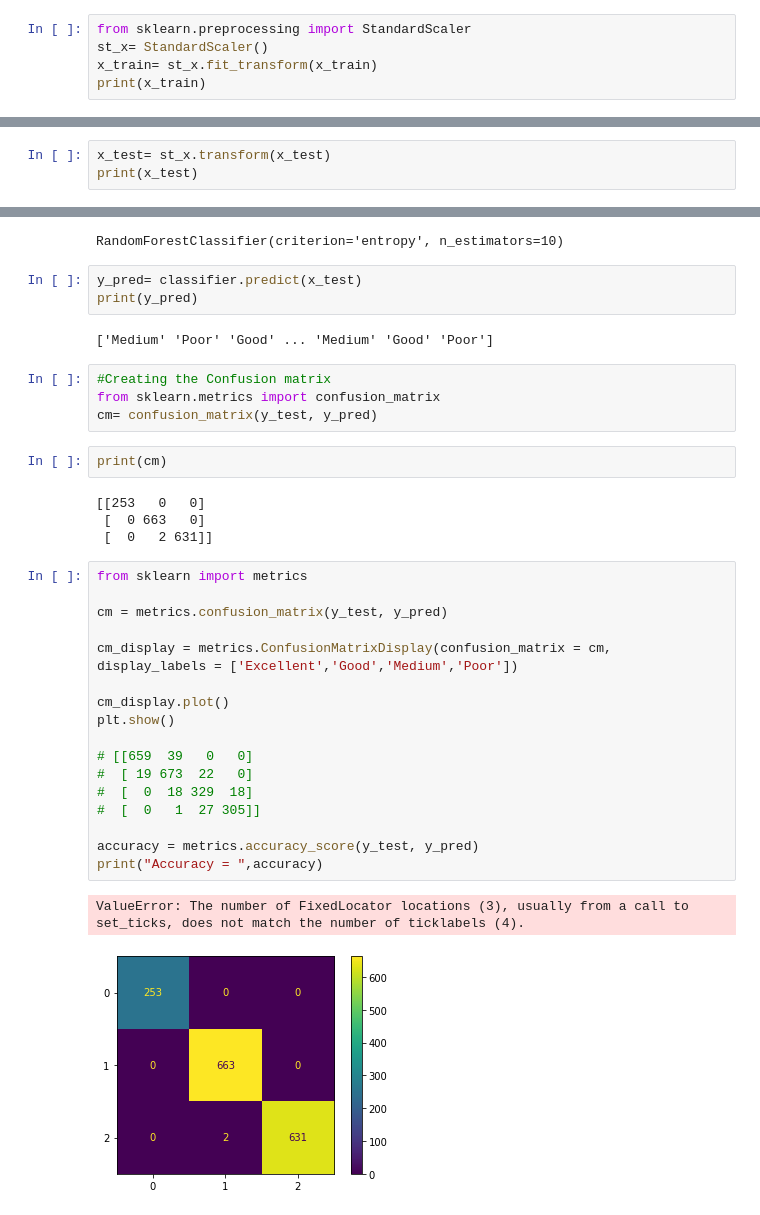
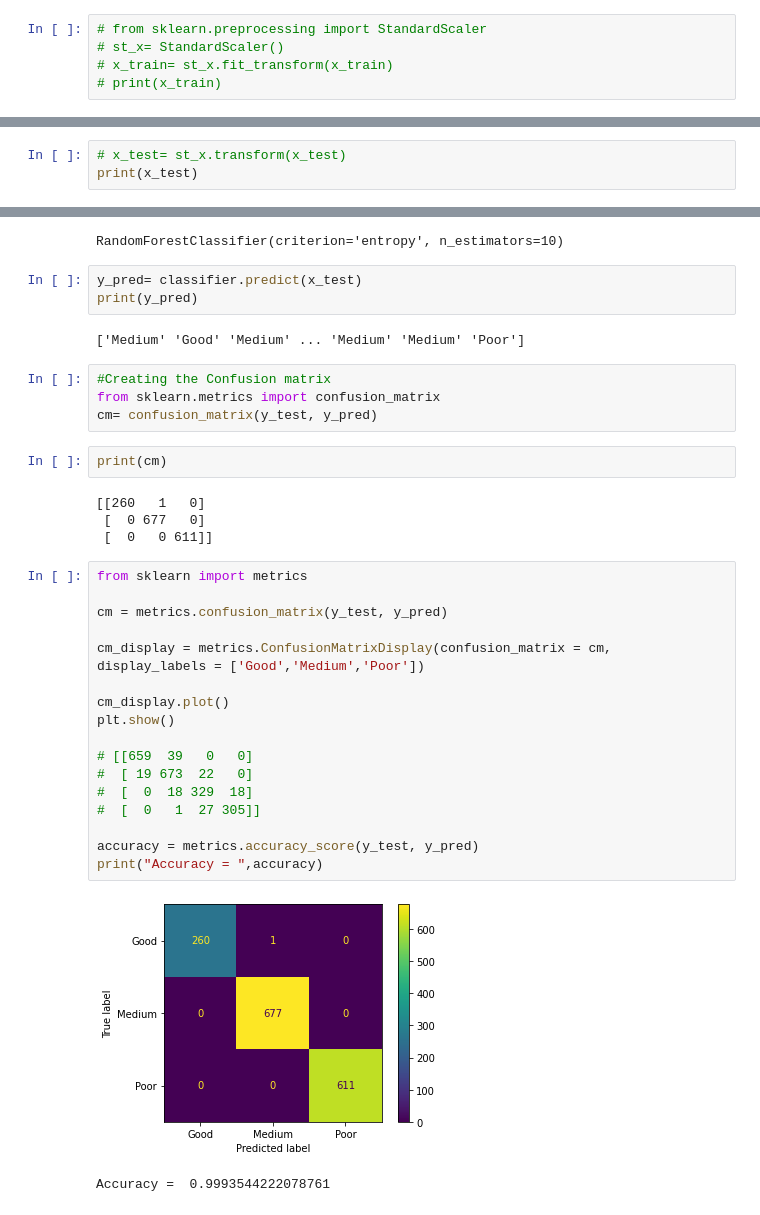
Before and after one commit to vedant218/soilfertility, a Jupyter notebook: MPR FINAL1.ipynb, the cells around one changed output, grey strips where cells are left out. Saved outputs shown, nothing was run; the diff lists cells and outputs as text.

```diff
--- a/MPR FINAL1.ipynb
+++ b/MPR FINAL1.ipynb
@@ -644,7 +637,7 @@ sum(var_thres.get_support())
 # %% [output]
 11
 # %%
-from sklearn.preprocessing import StandardScaler
-st_x= StandardScaler()
-x_train= st_x.fit_transform(x_train)
-print(x_train)
+# from sklearn.preprocessing import StandardScaler
+# st_x= StandardScaler()
+# x_train= st_x.fit_transform(x_train)
+# print(x_train)
@@ -665,4 +644,4 @@ print(x_train)
 # %%
-x_test= st_x.transform(x_test)
+# x_test= st_x.transform(x_test)
 print(x_test)
 # %% [output]
@@ -689,7 +662,7 @@ RandomForestClassifier(criterion='entropy', n_estimators=10)
 y_pred= classifier.predict(x_test)
 print(y_pred)
 # %% [output]
-['Medium' 'Poor' 'Good' ... 'Medium' 'Good' 'Poor']
+['Medium' 'Good' 'Medium' ... 'Medium' 'Medium' 'Poor']
 # %%
 #Creating the Confusion matrix
 from sklearn.metrics import confusion_matrix
@@ -697,26 +670,26 @@ cm= confusion_matrix(y_test, y_pred)
 # %%
 print(cm)
 # %% [output]
-[[253   0   0]
- [  0 663   0]
- [  0   2 631]]
+[[260   1   0]
+ [  0 677   0]
+ [  0   0 611]]
 # %%
 from sklearn import metrics
 
 cm = metrics.confusion_matrix(y_test, y_pred)
 
-cm_display = metrics.ConfusionMatrixDisplay(confusion_matrix = cm, display_labels = ['Excellent','Good','Medium','Poor'])
+cm_display = metrics.ConfusionMatrixDisplay(confusion_matrix = cm, display_labels = ['Good','Medium','Poor'])
 
 cm_display.plot()
 plt.show()
 
 # [[659  39   0   0]
 #  [ 19 673  22   0]
 #  [  0  18 329  18]
 #  [  0   1  27 305]]
 
 accuracy = metrics.accuracy_score(y_test, y_pred)
 print("Accuracy = ",accuracy)
 # %% [output]
+[figure, new version]
-ValueError: The number of FixedLocator locations (3), usually from a call to set_ticks, does not match the number of ticklabels (4).
+Accuracy =  0.9993544222078761
-[figure, old version]
```
Also changed, not shown: parts of 9 cells of this notebook, 1 other file.
